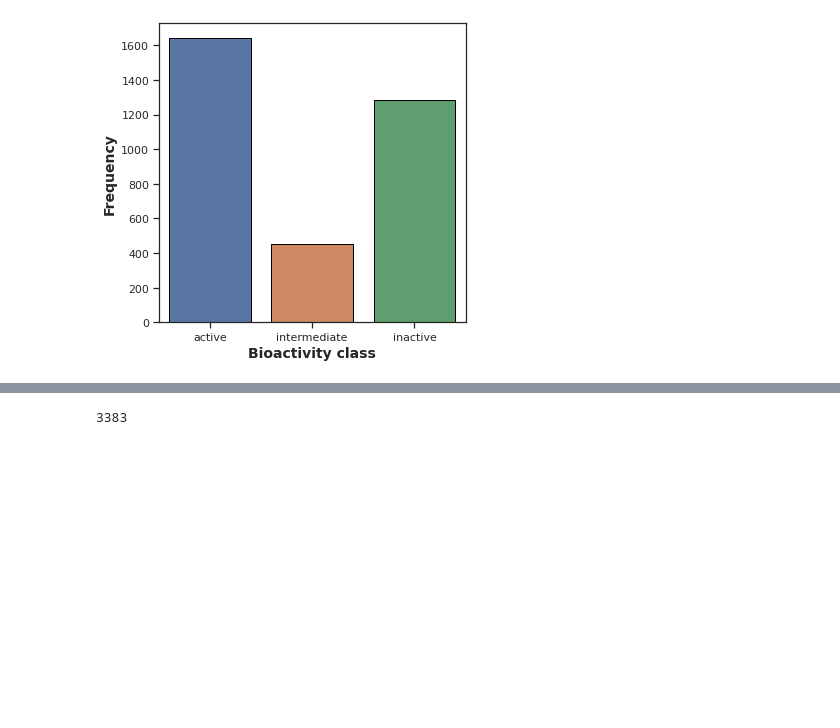
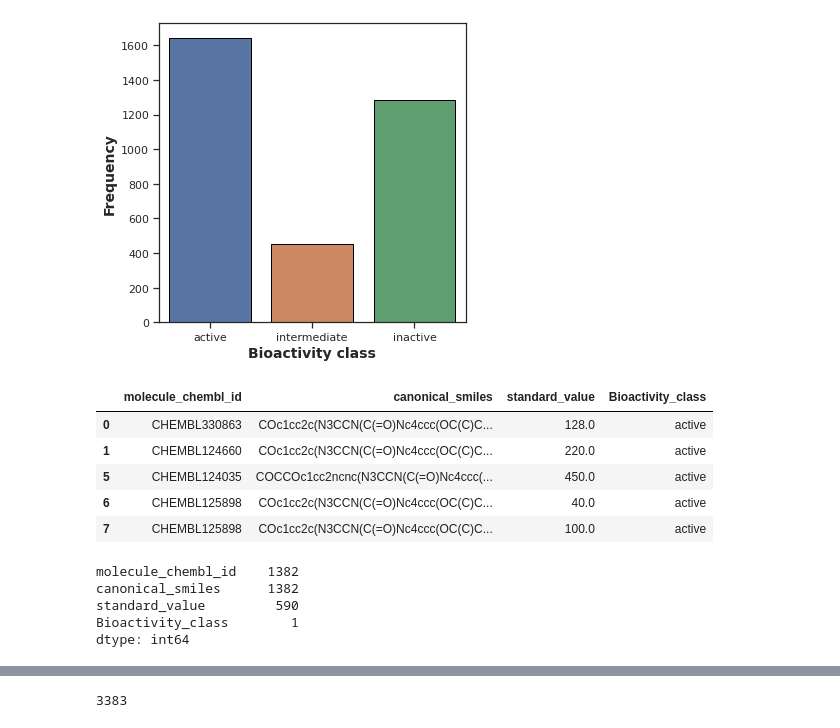
Before and after one commit to Edie738/Bioinformatics-Drug-discovery-project, a Jupyter notebook: Bioinformatics project_FLT3.ipynb, the cells around one changed output, grey strips where cells are left out. Drawn from its saved outputs; the diff is of its cells as text; code cells hidden in the pictures; blank space fills up the shorter version.

```diff
--- a/Bioinformatics project_FLT3.ipynb
+++ b/Bioinformatics project_FLT3.ipynb
@@ -254,3 +321,24 @@ Text(0, 0.5, 'Frequency')
 selection = ['canonical_smiles','molecule_chembl_id']
 df_final_sele = df_final[selection]
 df_final_sele.to_csv('FLT3_molecule.smi', sep='\t', index=False, header=False)
+# %%
+import pandas as pd
+df_final = pd.read_csv('FLT3_preprocessed_bioactivity_data')
+# %%
+df_2class = df_final[df_final.Bioactivity_class == 'active']
+df_2class.head()
+# %% [output]
+|  | molecule_chembl_id | canonical_smiles | standard_value | Bioactivity_class |
+| 0 | CHEMBL330863 | COc1cc2c(N3CCN(C(=O)Nc4ccc(OC(C)C... | 128.0 | active |
+| 1 | CHEMBL124660 | COc1cc2c(N3CCN(C(=O)Nc4ccc(OC(C)C... | 220.0 | active |
+| 5 | CHEMBL124035 | COCCOc1cc2ncnc(N3CCN(C(=O)Nc4ccc(... | 450.0 | active |
+| 6 | CHEMBL125898 | COc1cc2c(N3CCN(C(=O)Nc4ccc(OC(C)C... | 40.0 | active |
+| 7 | CHEMBL125898 | COc1cc2c(N3CCN(C(=O)Nc4ccc(OC(C)C... | 100.0 | active |
+# %%
+df_2class.nunique()
+# %% [output]
+molecule_chembl_id    1382
+canonical_smiles      1382
+standard_value         590
+Bioactivity_class        1
+dtype: int64
```
Also changed, not shown: parts of 13 cells of this notebook, 4 other files.
